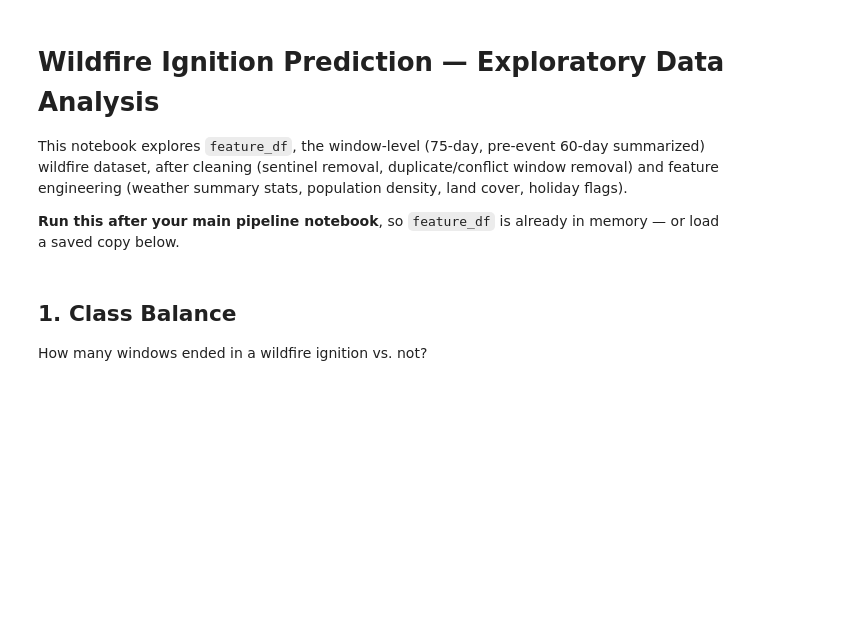
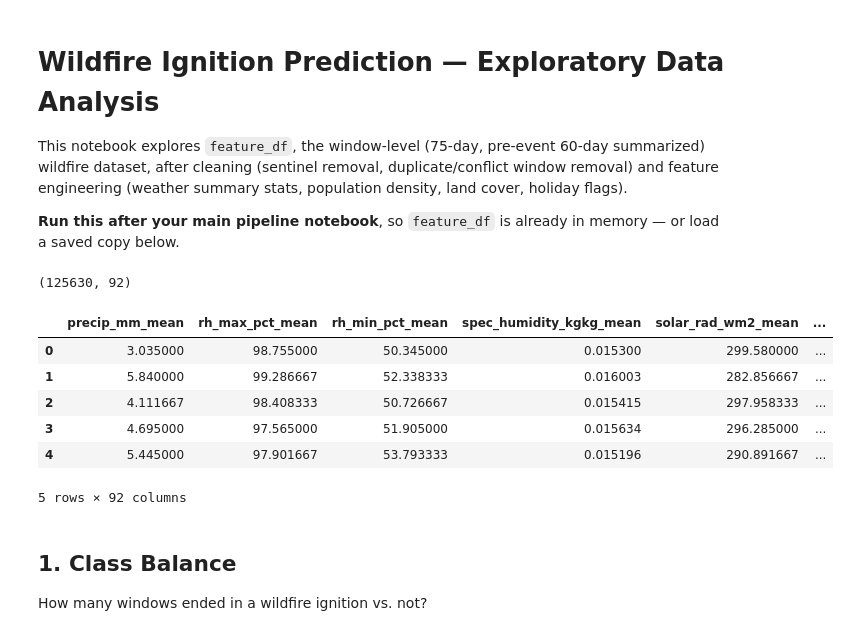
Before and after one commit to eimirjihad/wildfire-ignition-prediction, a Jupyter notebook: wildfire_EDA.ipynb, the cells around one changed output. Drawn from its saved outputs; the diff is of its cells as text; code cells hidden in the pictures; blank space fills up the shorter version.

```diff
--- a/wildfire_EDA.ipynb
+++ b/wildfire_EDA.ipynb
@@ -9,17 +9,25 @@ after cleaning (sentinel removal, duplicate/conflict window removal) and feature
 # %%
 import pandas as pd
 import numpy as np
 import matplotlib.pyplot as plt
 import seaborn as sns
 
 sns.set_style('whitegrid')
 plt.rcParams['figure.dpi'] = 100
 
-# If feature_df is not already in memory, uncomment and load your saved copy:
-# feature_df = pd.read_parquet('feature_df.parquet')
+feature_df = pd.read_csv('wildfire_features_full.csv')
 
 print(feature_df.shape)
 feature_df.head()
+# %% [output]
+(125630, 92)
+|  | precip_mm_mean | rh_max_pct_mean | rh_min_pct_mean | spec_humidity_kgkg_mean | solar_rad_wm2_mean | ... |
+| 0 | 3.035000 | 98.755000 | 50.345000 | 0.015300 | 299.580000 | ... |
+| 1 | 5.840000 | 99.286667 | 52.338333 | 0.016003 | 282.856667 | ... |
+| 2 | 4.111667 | 98.408333 | 50.726667 | 0.015415 | 297.958333 | ... |
+| 3 | 4.695000 | 97.565000 | 51.905000 | 0.015634 | 296.285000 | ... |
+| 4 | 5.445000 | 97.901667 | 53.793333 | 0.015196 | 290.891667 | ... |
+5 rows × 92 columns
 # %% [markdown]
 ## 1. Class Balance
 
```
Also changed, not shown: parts of 13 cells of this notebook.
